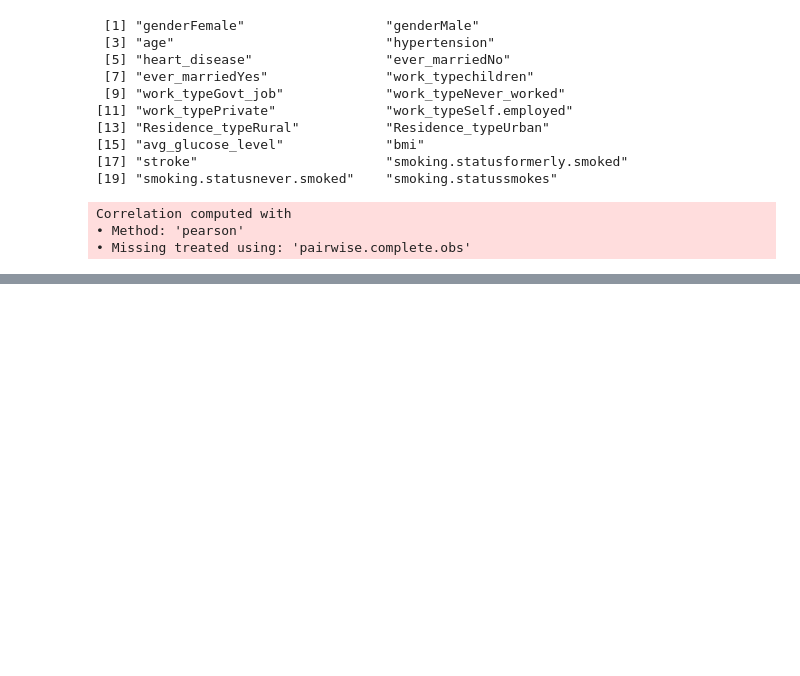
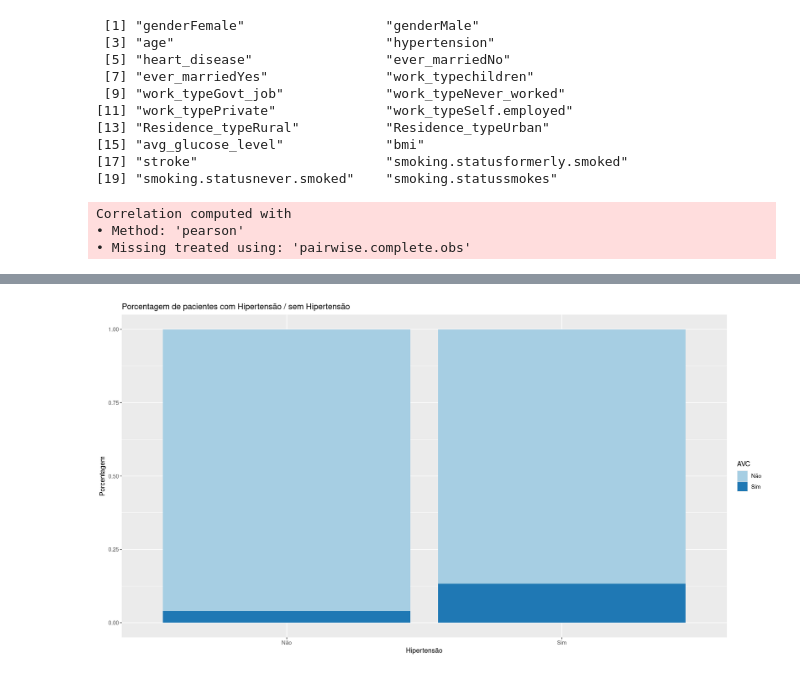
Before and after one commit to akmere-almeida/big-data-ai, a Jupyter notebook: atividade/analise_descritiva/analise_descritiva_avc.ipynb, the cells around one changed output, grey strips where cells are left out. Saved outputs shown, nothing was run; the diff lists cells and outputs as text; code cells hidden in the pictures; blank space fills up the shorter version.

```diff
--- a/atividade/analise_descritiva/analise_descritiva_avc.ipynb
+++ b/atividade/analise_descritiva/analise_descritiva_avc.ipynb
@@ -549,0 +639,5 @@ cor_data3 %>%
+# %%
+grouped_data <- mutated_data %>%
+  group_by(hypertension, stroke) %>%
+  count(stroke)
+grouped_data
@@ -549,0 +652,10 @@ cor_data3 %>%
+# %%
+grouped_data %>%
+ggplot(mapping = aes(x = hypertension, y = n, fill = stroke) ) +
+  geom_bar(stat = "identity", position = "fill") +
+  labs(title = "Porcentagem de pacientes com Hipertensão / sem Hipertensão",
+       x = "Hipertensão",
+       y = "Porcentagem") +
+  scale_fill_brewer(palette = "Paired", name = "AVC")
+# %% [output]
+[figure, added]
```
Also changed, not shown: parts of 37 cells of this notebook, 2 other files.
